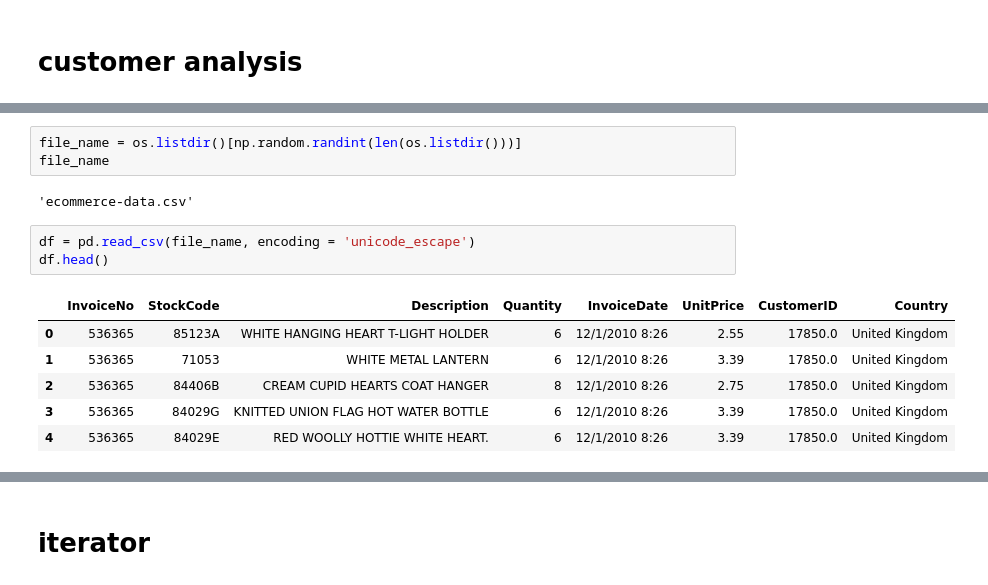
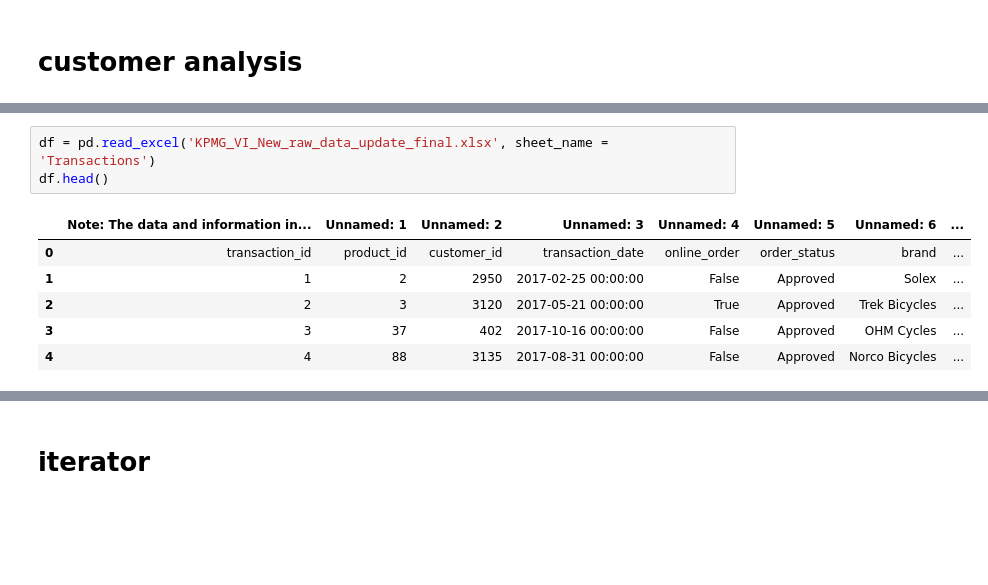
Before and after one commit to aworklab/everydayPython, a Jupyter notebook: ex_20220813.ipynb, the cells around one changed output, grey strips where cells are left out. Saved outputs shown, nothing was run; the diff lists cells and outputs as text; blank space fills up the shorter version.

```diff
--- a/ex_20220813.ipynb
+++ b/ex_20220813.ipynb
@@ -39,16 +30,11 @@ os.listdir()
  'sample_data']
-# %%
-file_name = os.listdir()[np.random.randint(len(os.listdir()))]
-file_name
-# %% [output]
-'ecommerce-data.csv'
 # %%
-df = pd.read_csv(file_name, encoding = 'unicode_escape')
+df = pd.read_excel('KPMG_VI_New_raw_data_update_final.xlsx', sheet_name = 'Transactions')
 df.head()
 # %% [output]
-|  | InvoiceNo | StockCode | Description | Quantity | InvoiceDate | UnitPrice | CustomerID | Country |
-| 0 | 536365 | 85123A | WHITE HANGING HEART T-LIGHT HOLDER | 6 | 12/1/2010 8:26 | 2.55 | 17850.0 | United Kingdom |
-| 1 | 536365 | 71053 | WHITE METAL LANTERN | 6 | 12/1/2010 8:26 | 3.39 | 17850.0 | United Kingdom |
-| 2 | 536365 | 84406B | CREAM CUPID HEARTS COAT HANGER | 8 | 12/1/2010 8:26 | 2.75 | 17850.0 | United Kingdom |
-| 3 | 536365 | 84029G | KNITTED UNION FLAG HOT WATER BOTTLE | 6 | 12/1/2010 8:26 | 3.39 | 17850.0 | United Kingdom |
-| 4 | 536365 | 84029E | RED WOOLLY HOTTIE WHITE HEART. | 6 | 12/1/2010 8:26 | 3.39 | 17850.0 | United Kingdom |
+|  | Note: The data and information in... | Unnamed: 1 | Unnamed: 2 | Unnamed: 3 | Unnamed: 4 | Unnamed: 5 | Unnamed: 6 | ... |
+| 0 | transaction_id | product_id | customer_id | transaction_date | online_order | order_status | brand | ... |
+| 1 | 1 | 2 | 2950 | 2017-02-25 00:00:00 | False | Approved | Solex | ... |
+| 2 | 2 | 3 | 3120 | 2017-05-21 00:00:00 | True | Approved | Trek Bicycles | ... |
+| 3 | 3 | 37 | 402 | 2017-10-16 00:00:00 | False | Approved | OHM Cycles | ... |
+| 4 | 4 | 88 | 3135 | 2017-08-31 00:00:00 | False | Approved | Norco Bicycles | ... |
```
Also changed, not shown: parts of 28 cells of this notebook.
